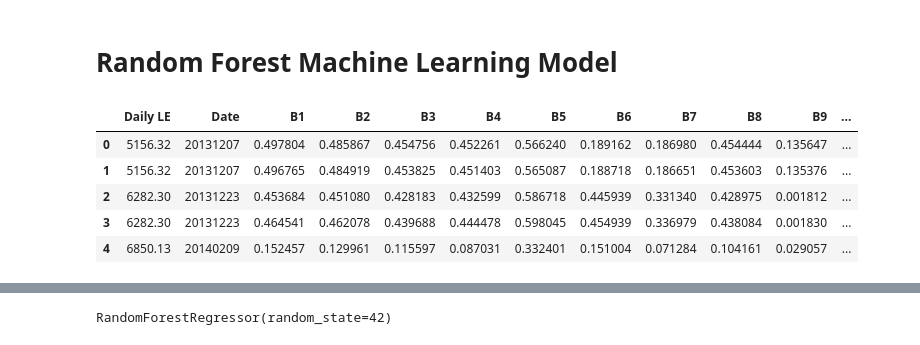
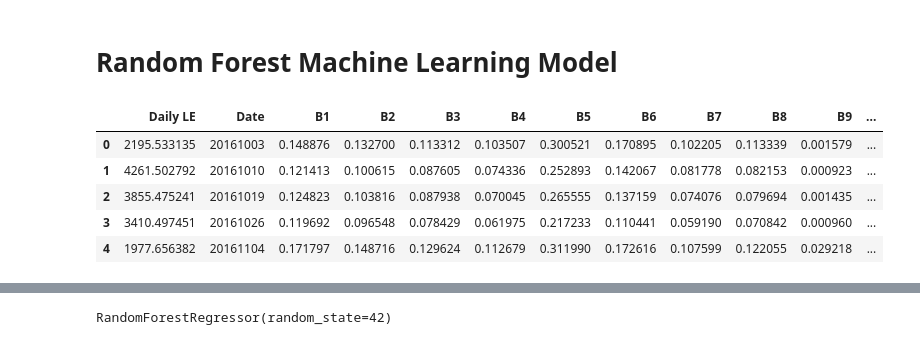
Before and after one commit to TashiSoldin/MAPWAPS, a Jupyter notebook: Code/Machine Learning Models/ML RF.ipynb, the cells around one changed output, grey strips where cells are left out. Cells and saved outputs as stored; diff of their text form; code cells hidden in the pictures.

```diff
--- a/Code/Machine Learning Models/ML RF.ipynb
+++ b/Code/Machine Learning Models/ML RF.ipynb
@@ -19,23 +19,23 @@ Mounted at /content/drive
 # %%
 # Load your dataset into a pandas DataFrame (assuming you have a 'data' DataFrame)
 
 # ------------------------------- ATTEMPT 1 -------------------------------
-df_file_path = folder_path = '/content/drive/My Drive/Colab Notebooks/Data/Machine Learning Dataset.csv'
-# df_file_path = folder_path = '/content/drive/My Drive/Colab Notebooks/Data/Machine Learning Dataset (Date).csv'
+# df_file_path = '/content/drive/My Drive/Colab Notebooks/Data/Machine Learning Dataset.csv'
+df_file_path = '/content/drive/My Drive/Colab Notebooks/Data/Machine Learning Dataset (Date).csv'
 # -------------------------------------------------------------------------
 
 # ------------------------------- ATTEMPT 2 -------------------------------
-# df_file_path = folder_path = '/content/drive/My Drive/Colab Notebooks/Data/Machine Learning Dataset Extended.csv'
-# df_file_path = folder_path = '/content/drive/My Drive/Colab Notebooks/Data/Machine Learning Dataset Extended (Date).csv'
+# df_file_path = '/content/drive/My Drive/Colab Notebooks/Data/Machine Learning Dataset Extended.csv'
+# df_file_path = '/content/drive/My Drive/Colab Notebooks/Data/Machine Learning Dataset Extended (Date).csv'
 # -------------------------------------------------------------------------
 
 df = pd.read_csv(df_file_path)
 
 df.head()
 # %% [output]
 |  | Daily LE | Date | B1 | B2 | B3 | B4 | B5 | B6 | B7 | B8 | B9 | ... |
-| 0 | 5156.32 | 20131207 | 0.497804 | 0.485867 | 0.454756 | 0.452261 | 0.566240 | 0.189162 | 0.186980 | 0.454444 | 0.135647 | ... |
-| 1 | 5156.32 | 20131207 | 0.496765 | 0.484919 | 0.453825 | 0.451403 | 0.565087 | 0.188718 | 0.186651 | 0.453603 | 0.135376 | ... |
-| 2 | 6282.30 | 20131223 | 0.453684 | 0.451080 | 0.428183 | 0.432599 | 0.586718 | 0.445939 | 0.331340 | 0.428975 | 0.001812 | ... |
-| 3 | 6282.30 | 20131223 | 0.464541 | 0.462078 | 0.439688 | 0.444478 | 0.598045 | 0.454939 | 0.336979 | 0.438084 | 0.001830 | ... |
-| 4 | 6850.13 | 20140209 | 0.152457 | 0.129961 | 0.115597 | 0.087031 | 0.332401 | 0.151004 | 0.071284 | 0.104161 | 0.029057 | ... |
+| 0 | 2195.533135 | 20161003 | 0.148876 | 0.132700 | 0.113312 | 0.103507 | 0.300521 | 0.170895 | 0.102205 | 0.113339 | 0.001579 | ... |
+| 1 | 4261.502792 | 20161010 | 0.121413 | 0.100615 | 0.087605 | 0.074336 | 0.252893 | 0.142067 | 0.081778 | 0.082153 | 0.000923 | ... |
+| 2 | 3855.475241 | 20161019 | 0.124823 | 0.103816 | 0.087938 | 0.070045 | 0.265555 | 0.137159 | 0.074076 | 0.079694 | 0.001435 | ... |
+| 3 | 3410.497451 | 20161026 | 0.119692 | 0.096548 | 0.078429 | 0.061975 | 0.217233 | 0.110441 | 0.059190 | 0.070842 | 0.000960 | ... |
+| 4 | 1977.656382 | 20161104 | 0.171797 | 0.148716 | 0.129624 | 0.112679 | 0.311990 | 0.172616 | 0.107599 | 0.122055 | 0.029218 | ... |
```
Also changed, not shown: parts of 13 cells of this notebook, 2 other files.
